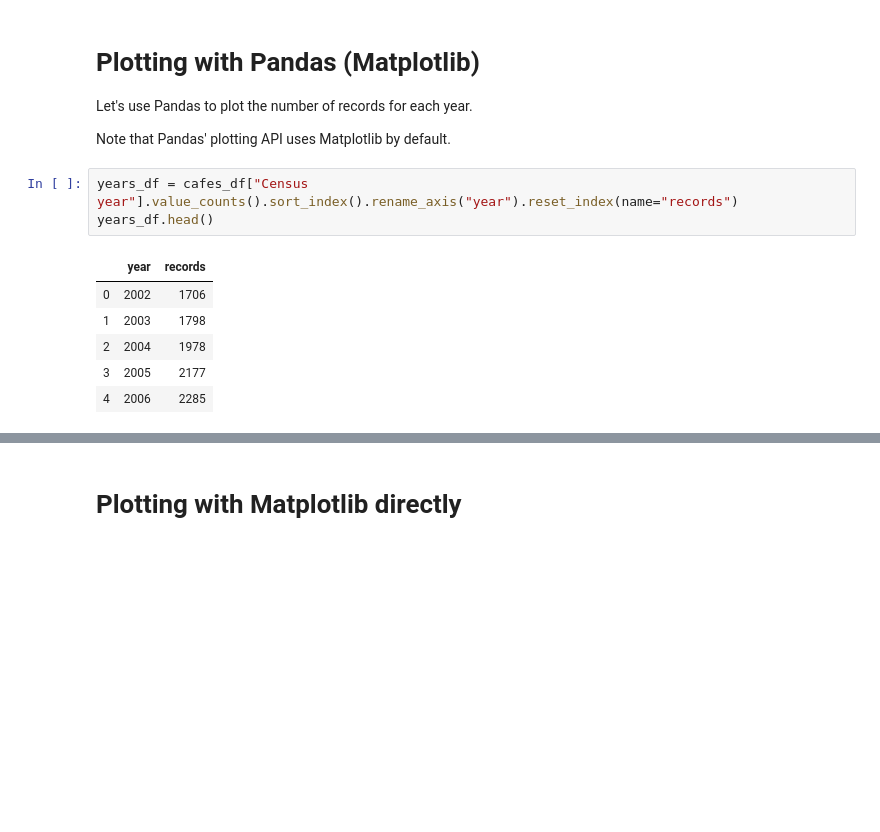
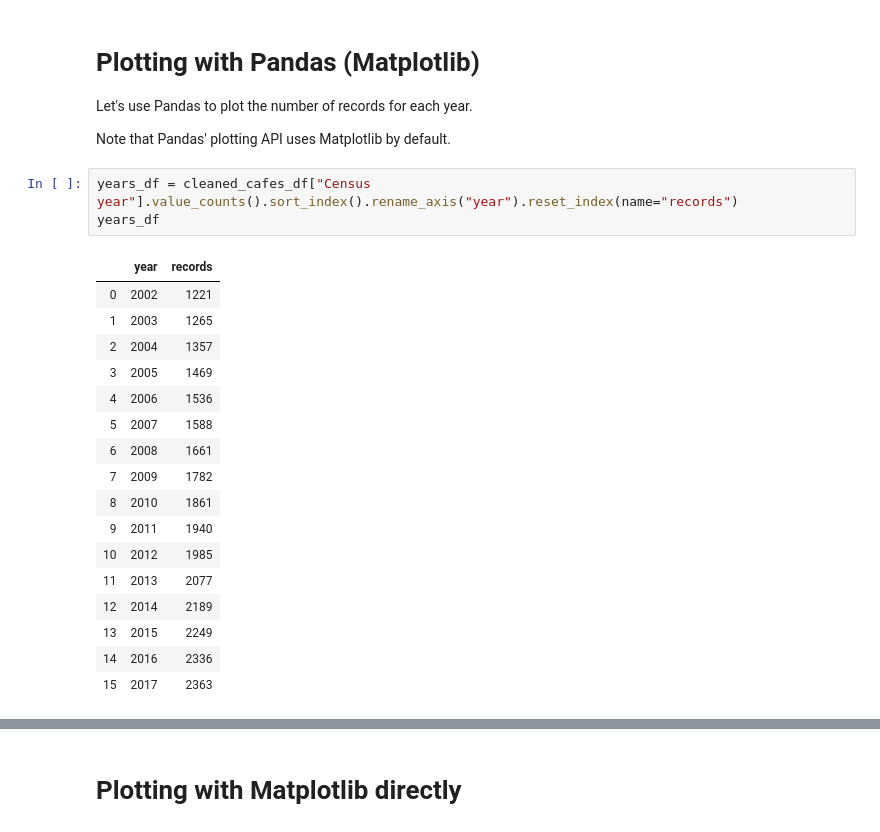
Before and after one commit to ned2/jupyter-viz, a Jupyter notebook: notebooks/explore.ipynb, the cells around one changed output, grey strips where cells are left out. Drawn from its saved outputs; the diff is of its cells as text; blank space fills up the shorter version.

```diff
--- a/notebooks/explore.ipynb
+++ b/notebooks/explore.ipynb
@@ -151,15 +151,26 @@ Let's use Pandas to plot the number of records for each year.
 
 Note that Pandas' plotting API uses Matplotlib by default.
 # %%
-years_df = cafes_df["Census year"].value_counts().sort_index().rename_axis("year").reset_index(name="records")
-years_df.head()
+years_df = cleaned_cafes_df["Census year"].value_counts().sort_index().rename_axis("year").reset_index(name="records")
+years_df
 # %% [output]
 |  | year | records |
-| 0 | 2002 | 1706 |
-| 1 | 2003 | 1798 |
-| 2 | 2004 | 1978 |
-| 3 | 2005 | 2177 |
-| 4 | 2006 | 2285 |
+| 0 | 2002 | 1221 |
+| 1 | 2003 | 1265 |
+| 2 | 2004 | 1357 |
+| 3 | 2005 | 1469 |
+| 4 | 2006 | 1536 |
+| 5 | 2007 | 1588 |
+| 6 | 2008 | 1661 |
+| 7 | 2009 | 1782 |
+| 8 | 2010 | 1861 |
+| 9 | 2011 | 1940 |
+| 10 | 2012 | 1985 |
+| 11 | 2013 | 2077 |
+| 12 | 2014 | 2189 |
+| 13 | 2015 | 2249 |
+| 14 | 2016 | 2336 |
+| 15 | 2017 | 2363 |
 # %%
 %matplotlib inline
 years_df.plot.bar(x="year", title="Venue counts by years", figsize=(15,8))
```
Also changed, not shown: parts of 8 cells of this notebook.
